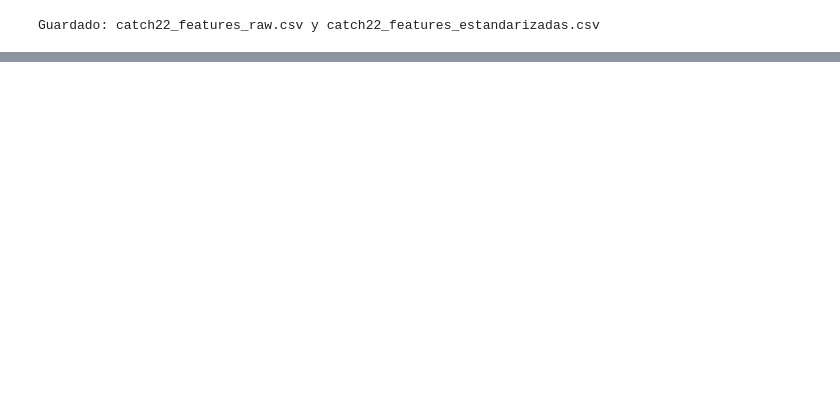
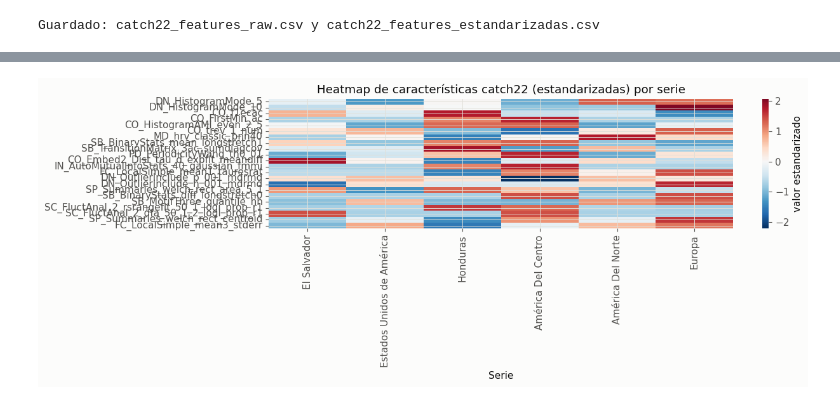
Before and after one commit to nilsmuralles/Lab2-DataScience, a Jupyter notebook: catch22_series.ipynb, the cells around one changed output, grey strips where cells are left out. Saved outputs shown, nothing was run; the diff lists cells and outputs as text; code cells hidden in the pictures; blank space fills up the shorter version.

```diff
--- a/catch22_series.ipynb
+++ b/catch22_series.ipynb
@@ -187,0 +269,10 @@ Guardado: catch22_features_raw.csv y catch22_features_estandarizadas.csv
+# %%
+# Heatmap de las características (series x catch22, estandarizado)
+fig, ax = plt.subplots(figsize=(13, 5))
+sns.heatmap(matriz_catch22_std.T, cmap="RdBu_r", center=0, ax=ax,
+            cbar_kws={"label": "valor estandarizado"})
+ax.set_title("Heatmap de características catch22 (estandarizadas) por serie")
+plt.tight_layout()
+plt.show()
+# %% [output]
+[figure, added]
```
Also changed, not shown: parts of 7 cells of this notebook, 2 other files.
